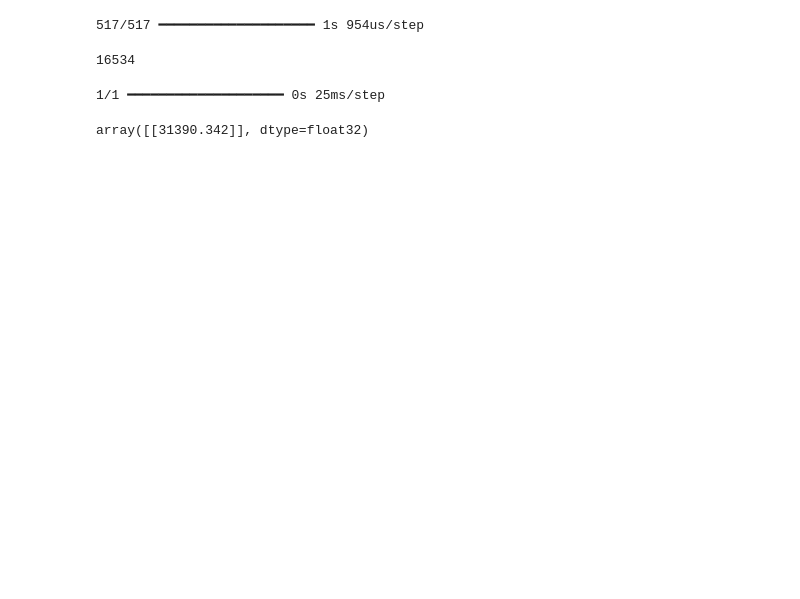
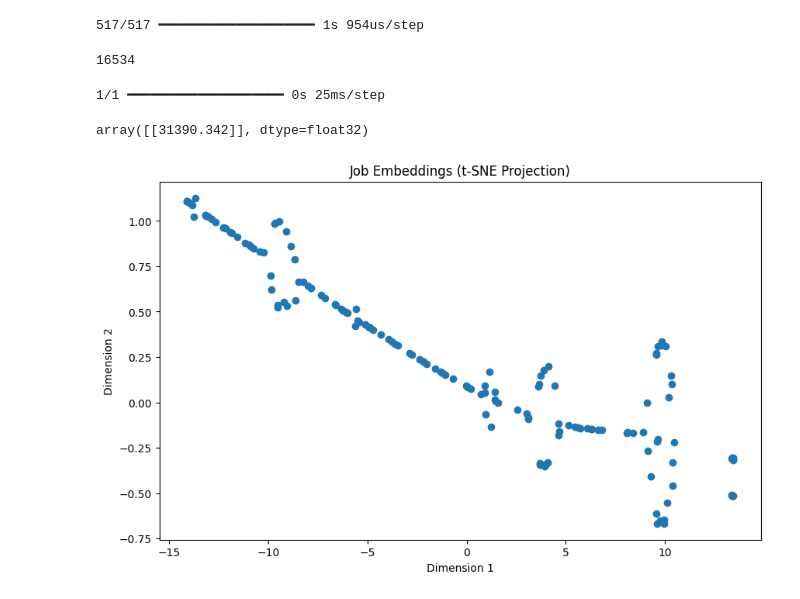
Before and after one commit to Blackstar-0/Salary-Prediction, a Jupyter notebook: Salary Prediction.ipynb, the cells around one changed output. Cells and saved outputs as stored; diff of their text form; code cells hidden in the pictures; blank space fills up the shorter version.

```diff
--- a/Salary Prediction.ipynb
+++ b/Salary Prediction.ipynb
@@ -321,7 +321,7 @@ len(df_copy["job_title"].unique())
 from sklearn.preprocessing import LabelEncoder
 
 job_title_encoder = LabelEncoder()
-df_copy["job_title"] = job_title_encoder.fit_transform(df_copy["job_title"])
+df_hot_encoded["job_title"] = job_title_encoder.fit_transform(df_copy["job_title"])
 
 #deep learning input
 
@@ -359,8 +359,8 @@ Model: "functional_59"
 # %%
 #X_job = tf.convert_to_tensor(df_copy["job_title"].values)
 #y_salary = tf.convert_to_tensor(df_copy["salary"].values)
-X_job = df_copy["job_title"].values
-y_salary = df_copy["salary"].values.astype(int)
+X_job = df_hot_encoded["job_title"].values
+y_salary = df_hot_encoded["salary"].values.astype(int)
 history = model.fit(X_job,y_salary, epochs = 30, batch_size = 32, validation_split = 0.2)
 # %% [output]
 Epoch 1/30
@@ -417,15 +441,17 @@ array([[31390.342]], dtype=float32)
 # %%
 from sklearn.manifold import TSNE
 import matplotlib.pyplot as plt
 
 # Reduce dimensionality of user embeddings to 2D
 tsne = TSNE(n_components=2, random_state=42)
-user_embeddings_2d = tsne.fit_transform(user_embeddings)
+job_embeddings_2d = tsne.fit_transform(job_embedding)
 
 # Plot
 plt.figure(figsize=(10, 6))
-plt.scatter(user_embeddings_2d[:, 0], user_embeddings_2d[:, 1])
-plt.title('User Embeddings (t-SNE Projection)')
+plt.scatter(job_embeddings_2d[:, 0], job_embeddings_2d[:, 1])
+plt.title('Job Embeddings (t-SNE Projection)')
 plt.xlabel('Dimension 1')
 plt.ylabel('Dimension 2')
 plt.show()
+# %% [output]
+[figure, added]
```
Also changed, not shown: parts of 5 cells of this notebook.
